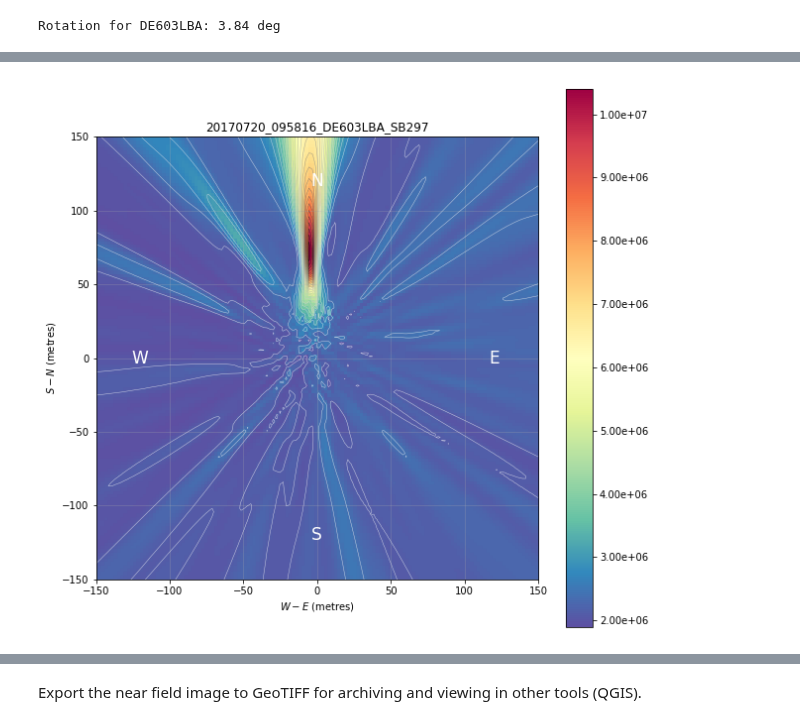
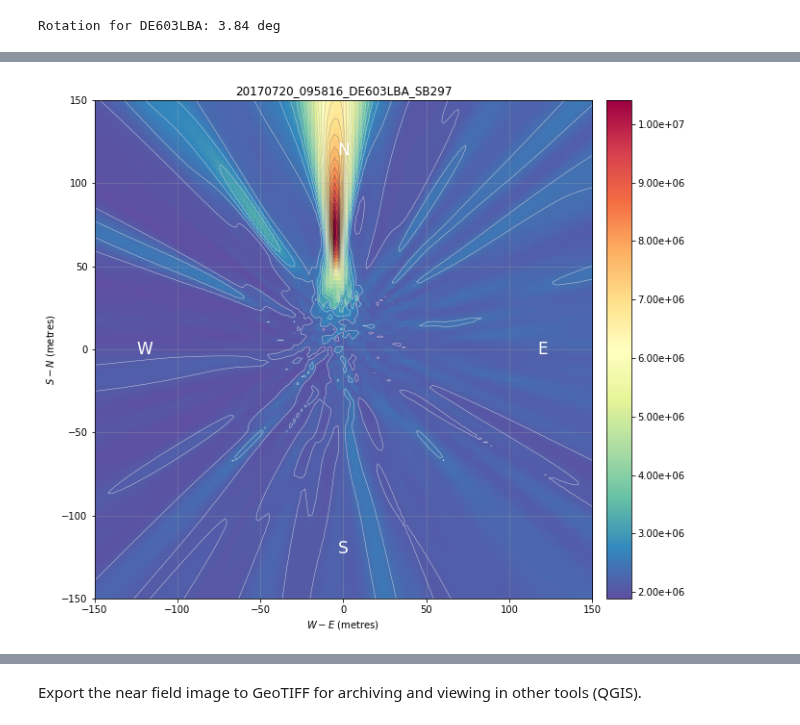
Before and after one commit to lofar-astron/lofarimaging, a Jupyter notebook: LOFAR LBA imaging tutorial v4.ipynb, the cells around one changed output, grey strips where cells are left out. Drawn from its saved outputs; the diff is of its cells as text; code cells hidden in the pictures.

```diff
--- a/LOFAR LBA imaging tutorial v4.ipynb
+++ b/LOFAR LBA imaging tutorial v4.ipynb
@@ -482,34 +503,37 @@ dims2 = get_extents_pqr(db, station, dims) # image further to account for rotati
 # Fourier transform (rotation is negative in this space)
 img = ground_imager(visibilities, baselines, freq, im_x, im_y, dims2, station_pqr, height=1.5)
 img_rotated = ndimage.interpolation.rotate(img, rotation, reshape=False, mode='constant', cval=np.nan)
-
-# Plot the resulting image
-fig, ax = plt.subplots(figsize=(10,10))
-cax = ax.imshow(img_rotated, origin='lower', cmap=cm.Spectral_r, extent=dims2)
-fig.colorbar(cax, format='%.2e')
-ax.set_xlabel('$W-E$ (metres)')
-ax.set_ylabel('$S-N$ (metres)')
-#title('\_'.join(fname.split('_'))) # Only for fancy fonts
-ax.set_title(fname)
-
-# Custom range for dims (set to whatever is needed to zoom)
-#dims = np.array([-150,0,-100,50]) # metres
-
-# Change limits to match the original specified extent in the localnorth frame
-ax.set_xlim(dims[0],dims[1])
-ax.set_ylim(dims[2],dims[3])
-
-# Place the NSEW coordinate directions
-ax.text(0.9, 0.5, 'E', color='w', fontsize=17, transform=ax.transAxes, horizontalalignment='center', verticalalignment='center')
-ax.text(0.1, 0.5, 'W', color='w', fontsize=17, transform=ax.transAxes, horizontalalignment='center', verticalalignment='center')
-ax.text(0.5, 0.9, 'N', color='w', fontsize=17, transform=ax.transAxes, horizontalalignment='center', verticalalignment='center')
-ax.text(0.5, 0.1, 'S', color='w', fontsize=17, transform=ax.transAxes, horizontalalignment='center', verticalalignment='center')
-
-ax.contour(img_rotated, 30, origin='lower', cmap=cm.Greys, extent=dims2, linewidths=0.5, alpha=0.7)
-ax.grid(True, alpha=0.3)
-plt.savefig(f"results/{fname}_nearfield_calibrated.png", bbox_inches='tight', dpi=200)
-# %% [output]
-[figure, removed]
+# %%
+# Plot the resulting image
+fig, ax = plt.subplots(figsize=(10,10))
+cimg = ax.imshow(img_rotated, origin='lower', cmap=cm.Spectral_r, extent=dims2)
+divider = make_axes_locatable(ax)
+cax = divider.append_axes("right", size="5%", pad=0.2, axes_class=maxes.Axes)
+fig.colorbar(cimg, cax=cax, orientation="vertical", format="%.2e")
+
+ax.set_xlabel('$W-E$ (metres)')
+ax.set_ylabel('$S-N$ (metres)')
+#title('\_'.join(fname.split('_'))) # Only for fancy fonts
+ax.set_title(fname)
+
+# Custom range for dims (set to whatever is needed to zoom)
+#dims = np.array([-150,0,-100,50]) # metres
+
+# Change limits to match the original specified extent in the localnorth frame
+ax.set_xlim(dims[0],dims[1])
+ax.set_ylim(dims[2],dims[3])
+
+# Place the NSEW coordinate directions
+ax.text(0.9, 0.5, 'E', color='w', fontsize=17, transform=ax.transAxes, horizontalalignment='center', verticalalignment='center')
+ax.text(0.1, 0.5, 'W', color='w', fontsize=17, transform=ax.transAxes, horizontalalignment='center', verticalalignment='center')
+ax.text(0.5, 0.9, 'N', color='w', fontsize=17, transform=ax.transAxes, horizontalalignment='center', verticalalignment='center')
+ax.text(0.5, 0.1, 'S', color='w', fontsize=17, transform=ax.transAxes, horizontalalignment='center', verticalalignment='center')
+
+ax.contour(img_rotated, 30, origin='lower', cmap=cm.Greys, extent=dims2, linewidths=0.5, alpha=0.7)
+ax.grid(True, alpha=0.3)
+plt.savefig(f"results/{fname}_nearfield_calibrated.png", bbox_inches='tight', dpi=200)
+# %% [output]
+[figure, added]
 # %%
 plt.imsave(f"results/{fname}_nearfield_calibrated_noaxes.png", img_rotated,
            cmap=cm.Spectral_r, origin='lower')
```
Also changed, not shown: parts of 5 cells of this notebook.
